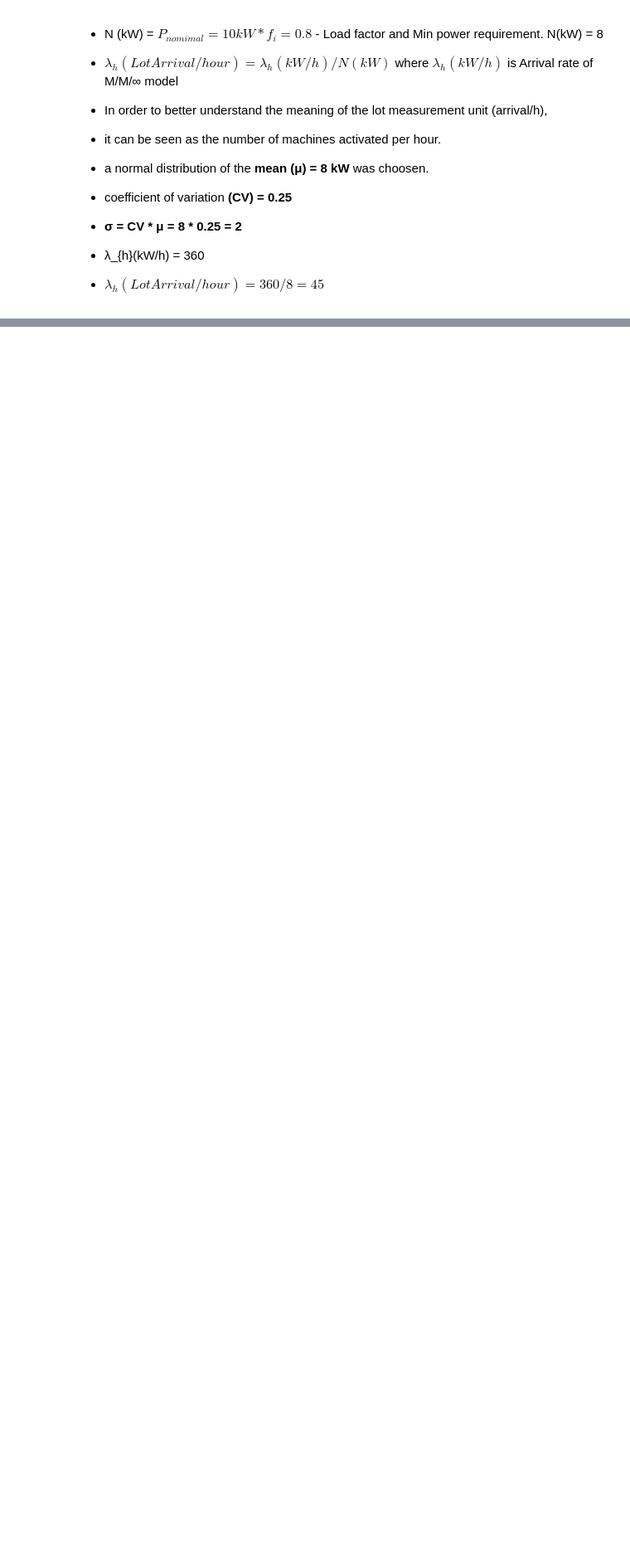
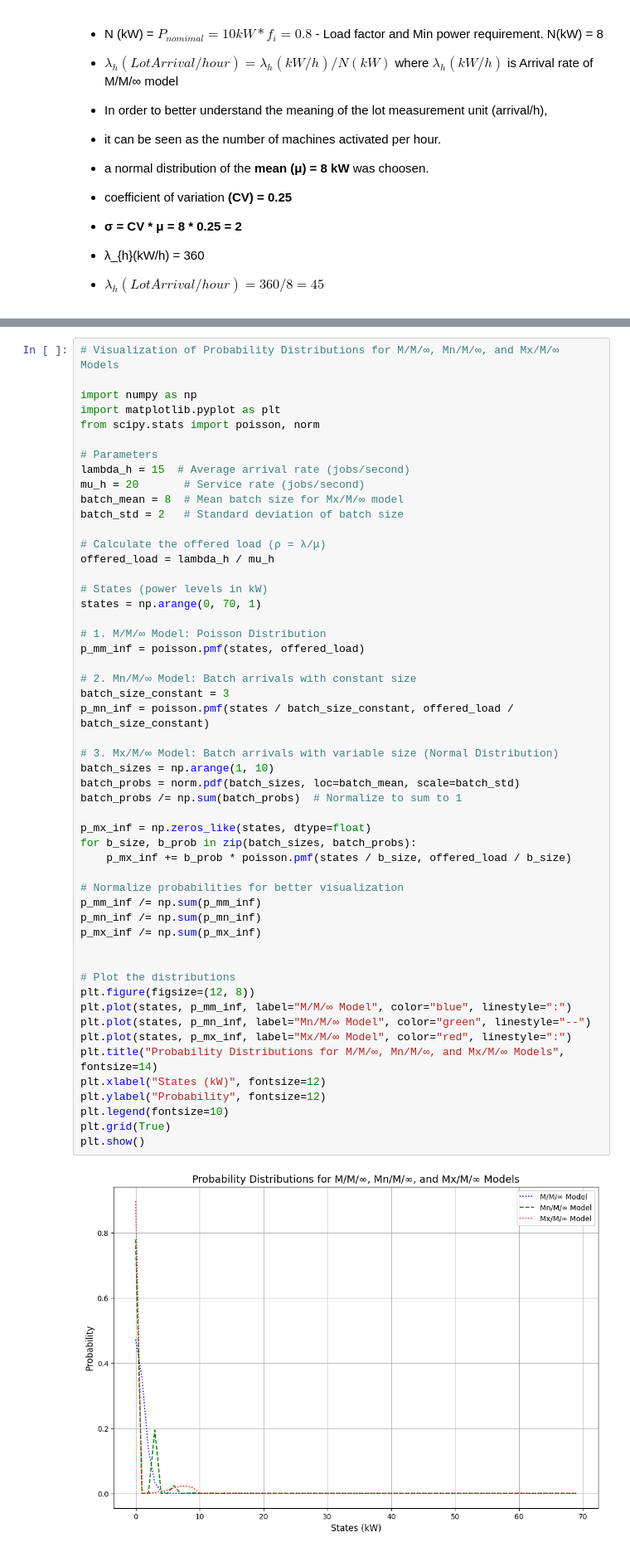
Before and after one commit to tummalapallimurali/GenAI, a Jupyter notebook: Queuing_Theory_Model_Based_on_Power_Requirements.ipynb, the cells around one changed output, grey strips where cells are left out. Shown: that part at 83% size. Saved outputs shown, nothing was run; the diff lists cells and outputs as text; blank space fills up the shorter version.

```diff
--- a/Queuing_Theory_Model_Based_on_Power_Requirements.ipynb
+++ b/Queuing_Theory_Model_Based_on_Power_Requirements.ipynb
@@ -149,0 +156,54 @@ N(kW) = 8
+# %%
+# Visualization of Probability Distributions for M/M/∞, Mn/M/∞, and Mx/M/∞ Models
+
+import numpy as np
+import matplotlib.pyplot as plt
+from scipy.stats import poisson, norm
+
+# Parameters
+lambda_h = 15  # Average arrival rate (jobs/second)
+mu_h = 20       # Service rate (jobs/second)
+batch_mean = 8  # Mean batch size for Mx/M/∞ model
+batch_std = 2   # Standard deviation of batch size
+
+# Calculate the offered load (ρ = λ/μ)
+offered_load = lambda_h / mu_h
+
+# States (power levels in kW)
+states = np.arange(0, 70, 1)
+
+# 1. M/M/∞ Model: Poisson Distribution
+p_mm_inf = poisson.pmf(states, offered_load)
+
+# 2. Mn/M/∞ Model: Batch arrivals with constant size
+batch_size_constant = 3
+p_mn_inf = poisson.pmf(states / batch_size_constant, offered_load / batch_size_constant)
+
+# 3. Mx/M/∞ Model: Batch arrivals with variable size (Normal Distribution)
+batch_sizes = np.arange(1, 10)
+batch_probs = norm.pdf(batch_sizes, loc=batch_mean, scale=batch_std)
+batch_probs /= np.sum(batch_probs)  # Normalize to sum to 1
+
+p_mx_inf = np.zeros_like(states, dtype=float)
+for b_size, b_prob in zip(batch_sizes, batch_probs):
+    p_mx_inf += b_prob * poisson.pmf(states / b_size, offered_load / b_size)
+
+# Normalize probabilities for better visualization
+p_mm_inf /= np.sum(p_mm_inf)
+p_mn_inf /= np.sum(p_mn_inf)
+p_mx_inf /= np.sum(p_mx_inf)
+
+
+# Plot the distributions
+plt.figure(figsize=(12, 8))
+plt.plot(states, p_mm_inf, label="M/M/∞ Model", color="blue", linestyle=":")
+plt.plot(states, p_mn_inf, label="Mn/M/∞ Model", color="green", linestyle="--")
+plt.plot(states, p_mx_inf, label="Mx/M/∞ Model", color="red", linestyle=":")
+plt.title("Probability Distributions for M/M/∞, Mn/M/∞, and Mx/M/∞ Models", fontsize=14)
+plt.xlabel("States (kW)", fontsize=12)
+plt.ylabel("Probability", fontsize=12)
+plt.legend(fontsize=10)
+plt.grid(True)
+plt.show()
+# %% [output]
+[figure, added]
```
Also changed, not shown: parts of 13 cells of this notebook.
